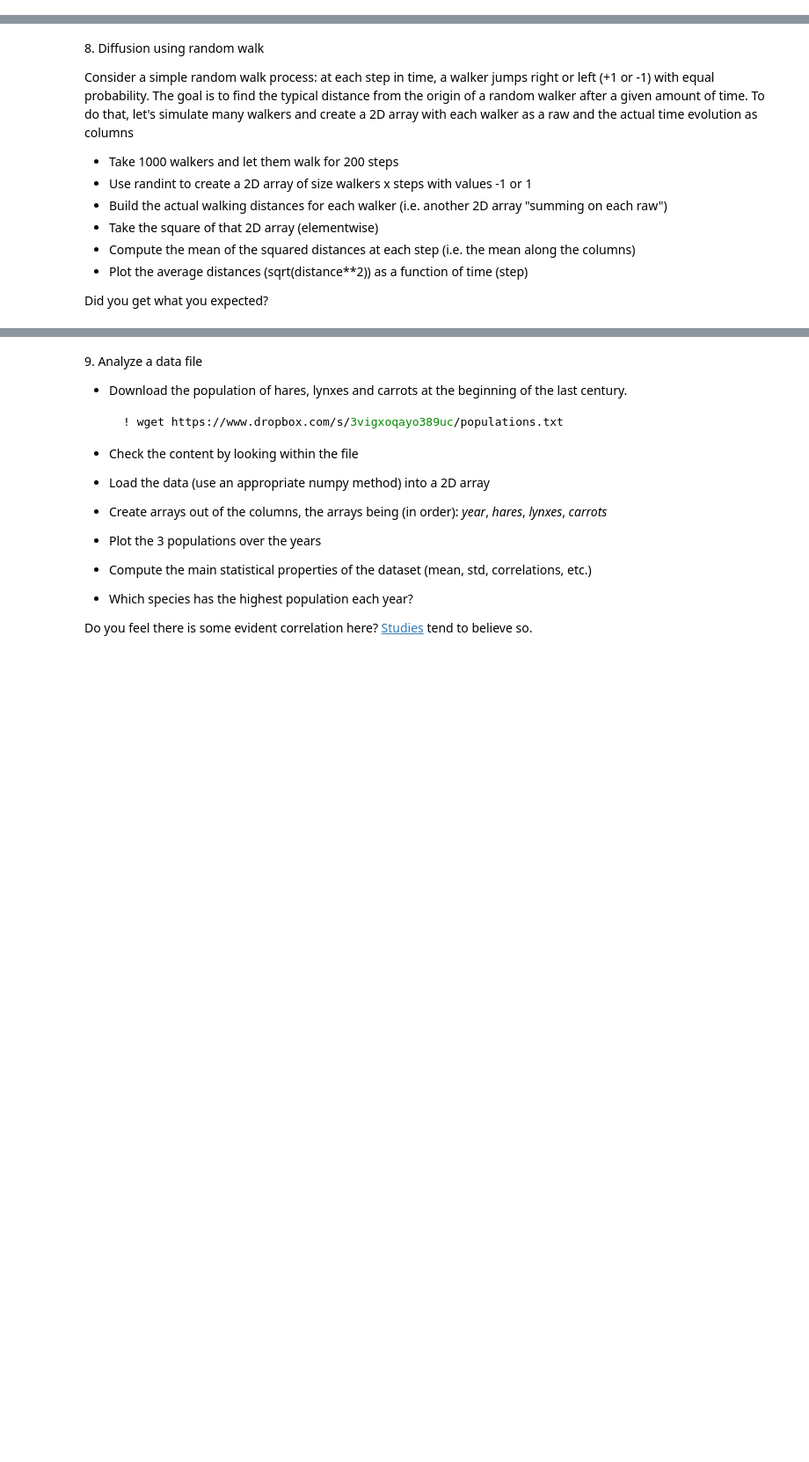
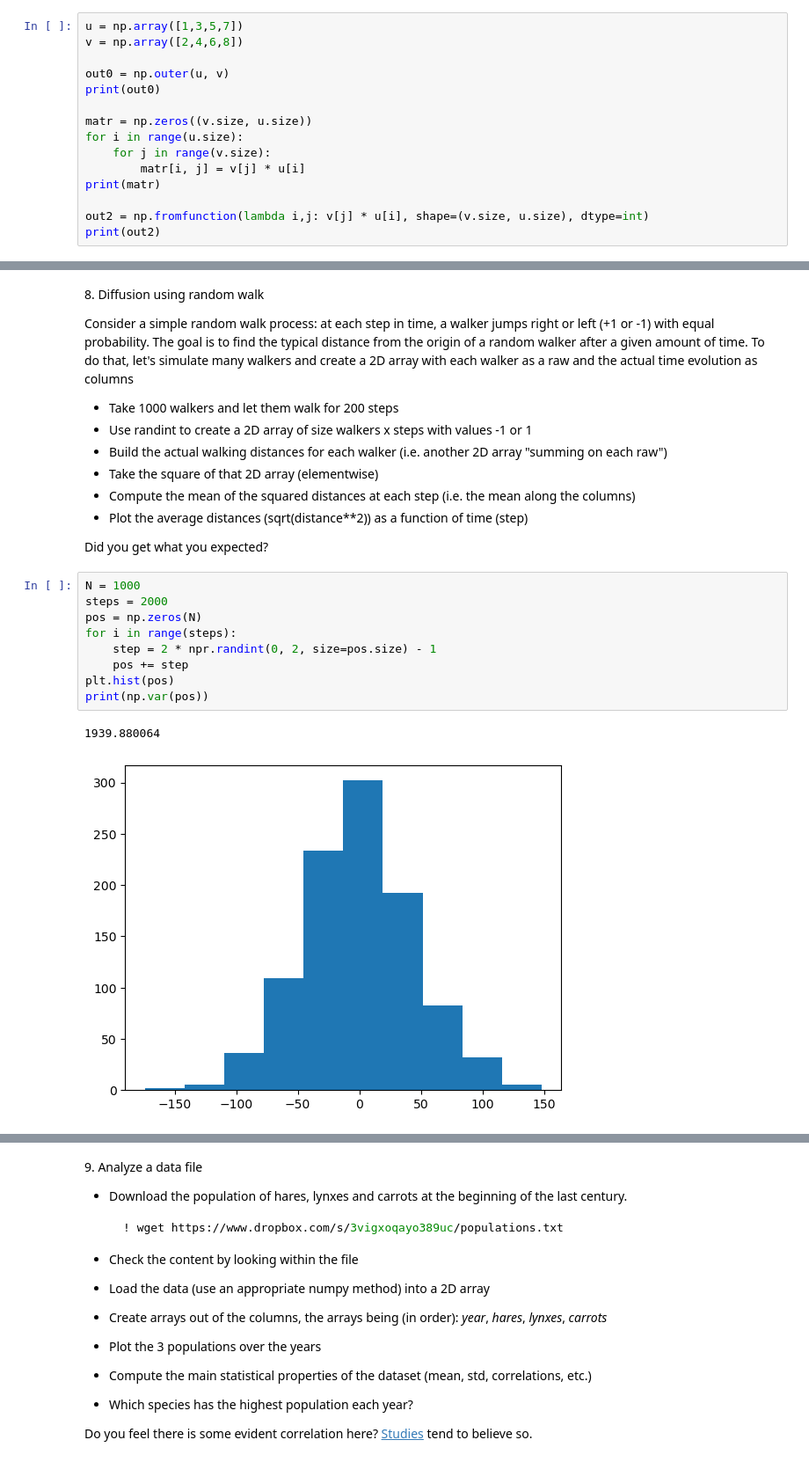
Before and after one commit to DavideCacopardi/LaboratoryOfComputationalPhysics_Y9, a Jupyter notebook: 04ex_Numpy.ipynb, the cells around one changed output, grey strips where cells are left out. Shown at 88% size. Saved outputs shown, nothing was run; the diff lists cells and outputs as text; blank space fills up the shorter version.

```diff
--- a/04ex_Numpy.ipynb
+++ b/04ex_Numpy.ipynb
@@ -19,3 +35,18 @@ Do this in the following ways:
    * Using the function outer in numpy
    * Using a nested for loop or list comprehension
    * Using numpy broadcasting operatoins
+# %%
+u = np.array([1,3,5,7])
+v = np.array([2,4,6,8])
+
+out0 = np.outer(u, v)
+print(out0)
+
+matr = np.zeros((v.size, u.size))
+for i in range(u.size):
+    for j in range(v.size):
+        matr[i, j] = v[j] * u[i]
+print(matr)
+
+out2 = np.fromfunction(lambda i,j: v[j] * u[i], shape=(v.size, u.size), dtype=int)
+print(out2)
@@ -67,3 +271,15 @@ To do that, let's simulate many walkers and create a 2D array with each walker a
   * Plot the average distances (sqrt(distance\*\*2)) as a function of time (step)
 
 Did you get what you expected?
+# %%
+N = 1000
+steps = 2000
+pos = np.zeros(N)
+for i in range(steps):
+    step = 2 * npr.randint(0, 2, size=pos.size) - 1
+    pos += step
+plt.hist(pos)
+print(np.var(pos))
+# %% [output]
+1939.880064
+[figure, added]
```
Also changed, not shown: parts of 13 cells of this notebook, 2 other files.
